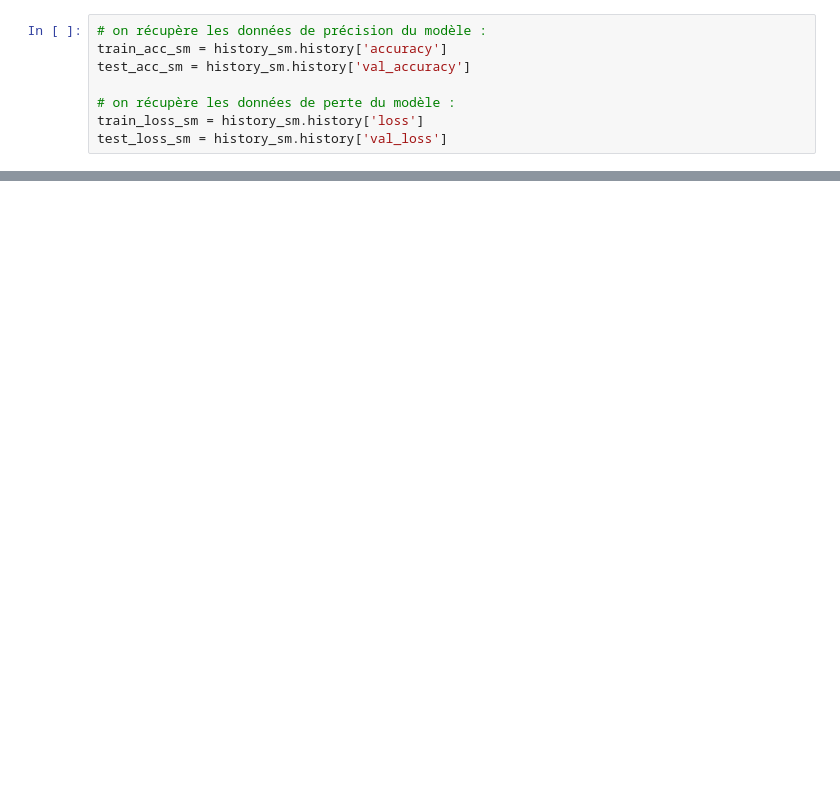
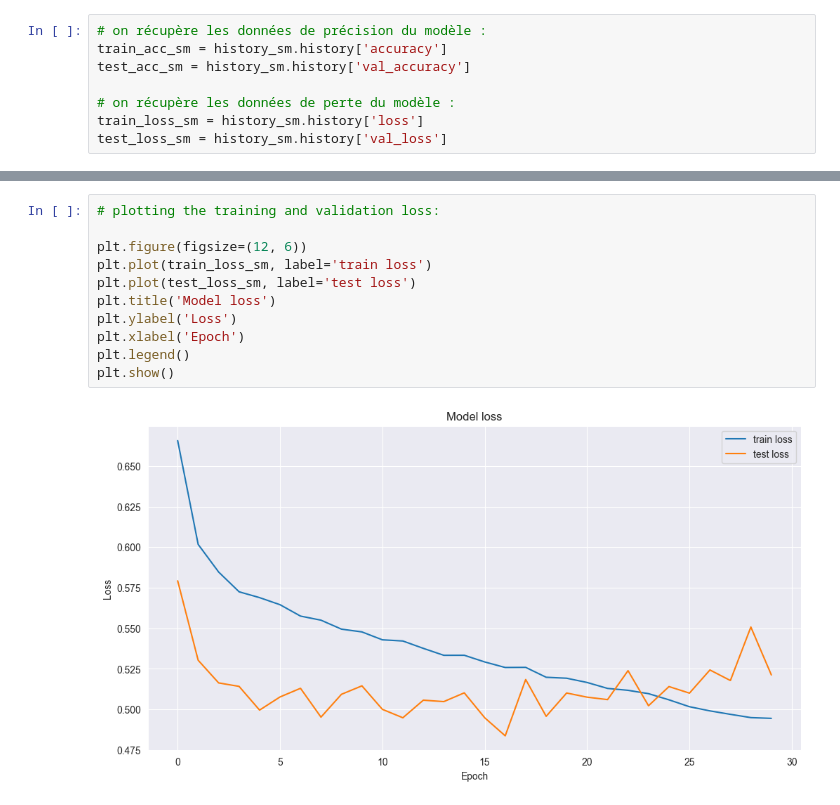
Before and after one commit to Alhern/defaults_prediction, a Jupyter notebook: credit_default.ipynb, the cells around one changed output, grey strips where cells are left out. Drawn from its saved outputs; the diff is of its cells as text; blank space fills up the shorter version.

```diff
--- a/credit_default.ipynb
+++ b/credit_default.ipynb
@@ -850,0 +875,13 @@ plt.show()
+# %%
+# plotting the training and validation loss:
+
+plt.figure(figsize=(12, 6))
+plt.plot(train_loss_sm, label='train loss')
+plt.plot(test_loss_sm, label='test loss')
+plt.title('Model loss')
+plt.ylabel('Loss')
+plt.xlabel('Epoch')
+plt.legend()
+plt.show()
+# %% [output]
+[figure, added]
```
Also changed, not shown: parts of 31 cells of this notebook.
